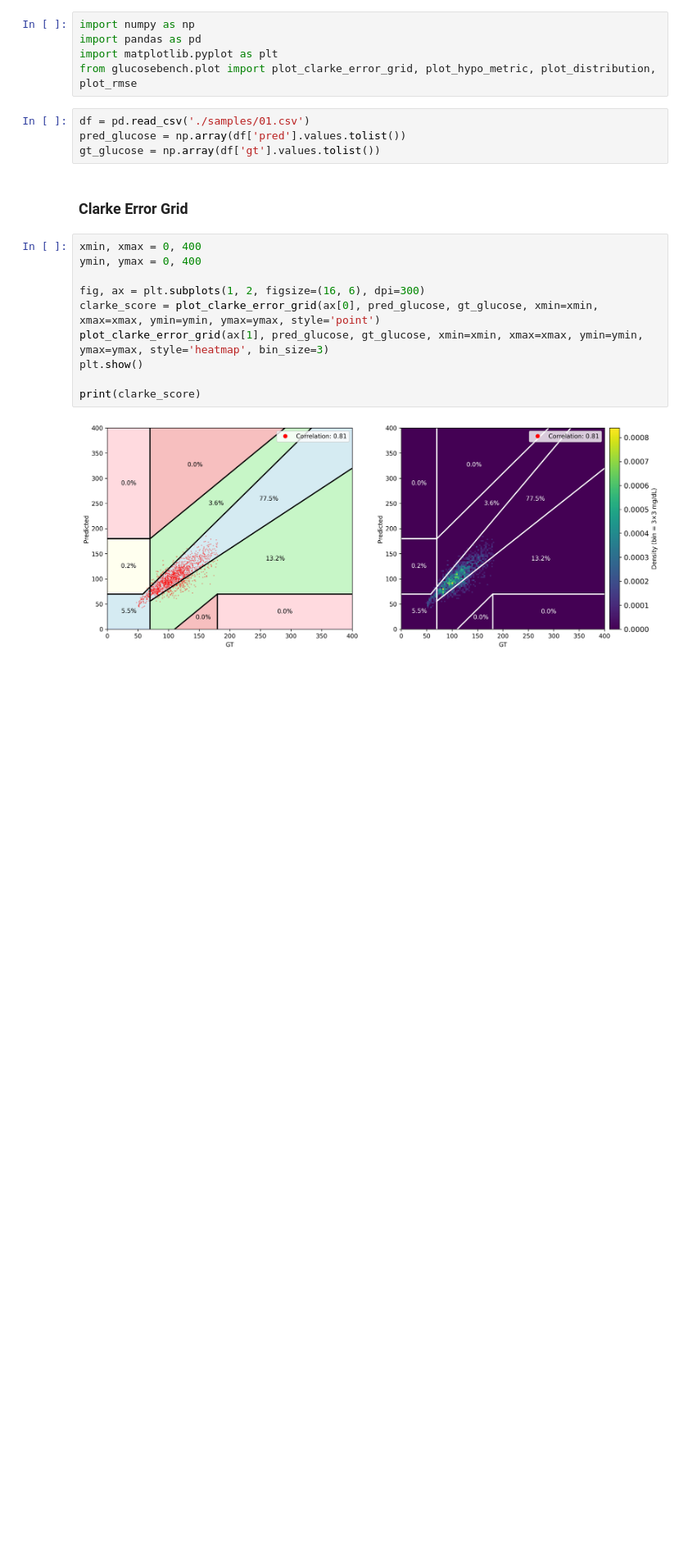
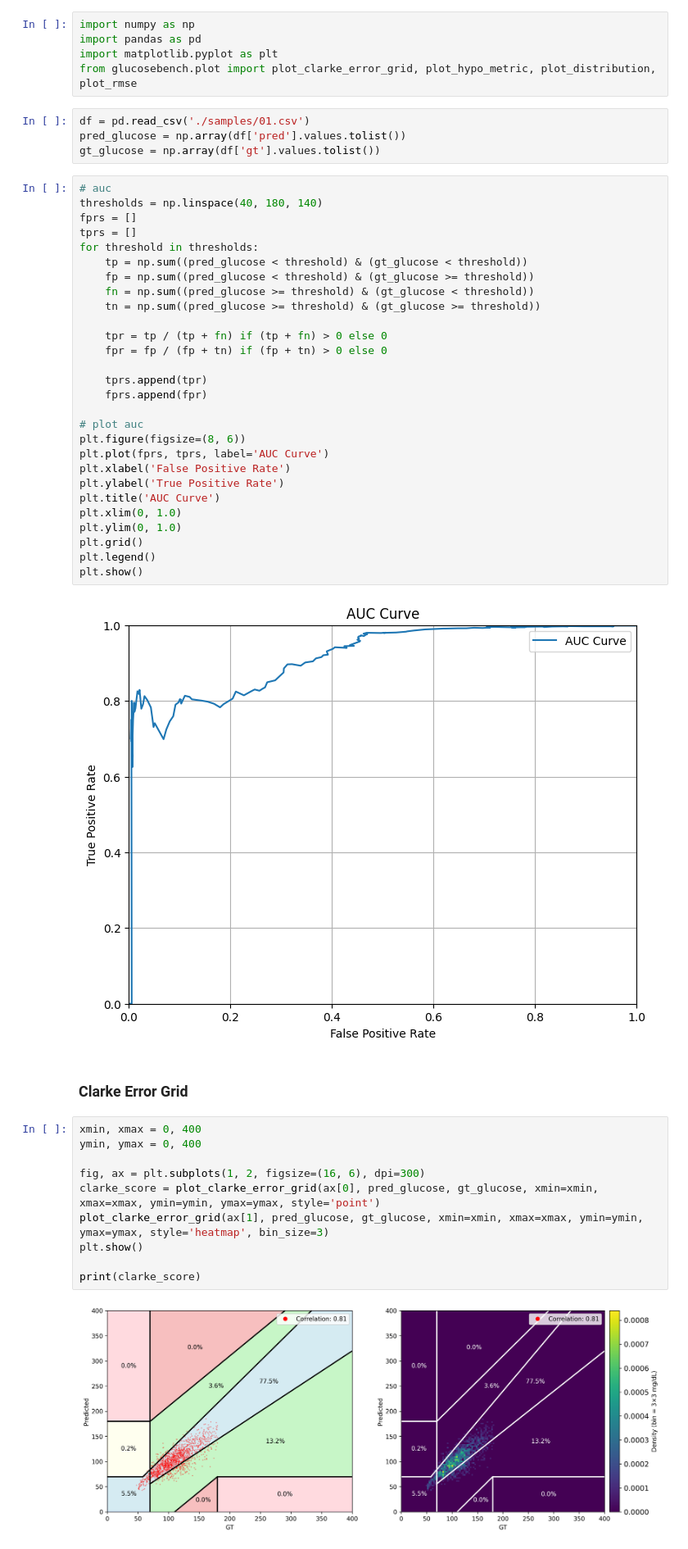
Before and after one commit to PSI-TAMU/GlucoseBench, a Jupyter notebook: demo.ipynb, the cells around one changed output. Shown at 82% size. Saved outputs shown, nothing was run; the diff lists cells and outputs as text; blank space fills up the shorter version.

```diff
--- a/demo.ipynb
+++ b/demo.ipynb
@@ -7,6 +7,36 @@ from glucosebench.plot import plot_clarke_error_grid, plot_hypo_metric, plot_dis
 df = pd.read_csv('./samples/01.csv')
 pred_glucose = np.array(df['pred'].values.tolist())
 gt_glucose = np.array(df['gt'].values.tolist())
+# %%
+# auc
+thresholds = np.linspace(40, 180, 140)
+fprs = []
+tprs = []
+for threshold in thresholds:
+    tp = np.sum((pred_glucose < threshold) & (gt_glucose < threshold))
+    fp = np.sum((pred_glucose < threshold) & (gt_glucose >= threshold))
+    fn = np.sum((pred_glucose >= threshold) & (gt_glucose < threshold))
+    tn = np.sum((pred_glucose >= threshold) & (gt_glucose >= threshold))
+
+    tpr = tp / (tp + fn) if (tp + fn) > 0 else 0
+    fpr = fp / (fp + tn) if (fp + tn) > 0 else 0
+
+    tprs.append(tpr)
+    fprs.append(fpr)
+
+# plot auc
+plt.figure(figsize=(8, 6))
+plt.plot(fprs, tprs, label='AUC Curve')
+plt.xlabel('False Positive Rate')
+plt.ylabel('True Positive Rate')
+plt.title('AUC Curve')
+plt.xlim(0, 1.0)
+plt.ylim(0, 1.0)
+plt.grid()
+plt.legend()
+plt.show()
+# %% [output]
+[figure, added]
 # %% [markdown]
 ### Clarke Error Grid
 # %%
```
Also changed, not shown: parts of 3 cells of this notebook, 1 other file.
